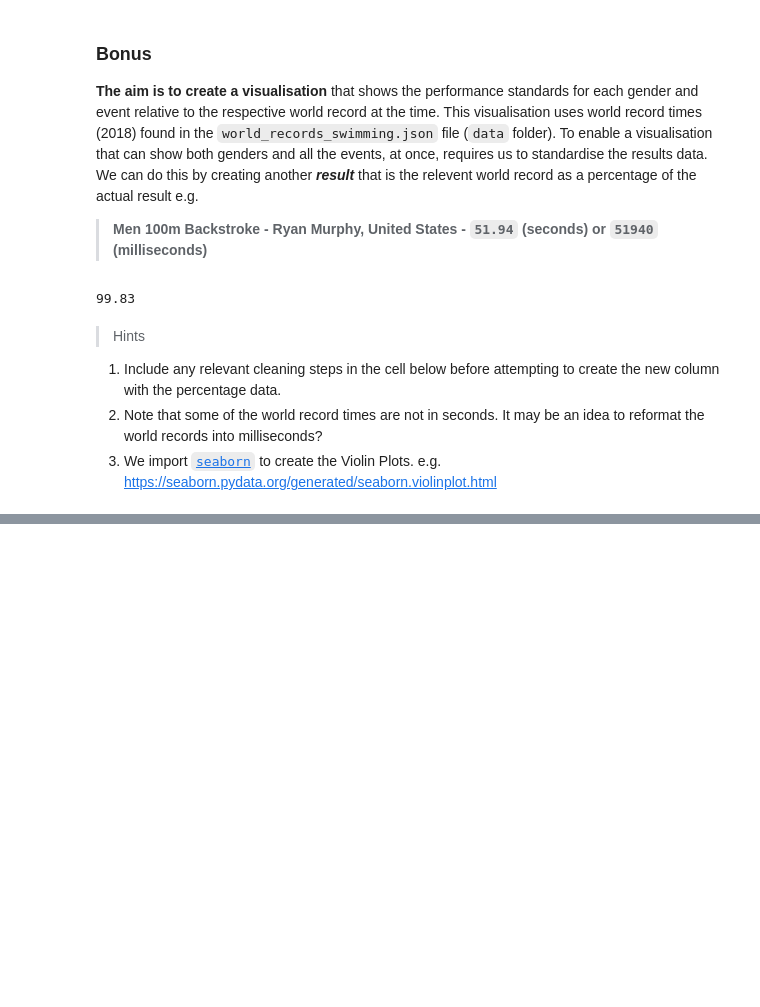
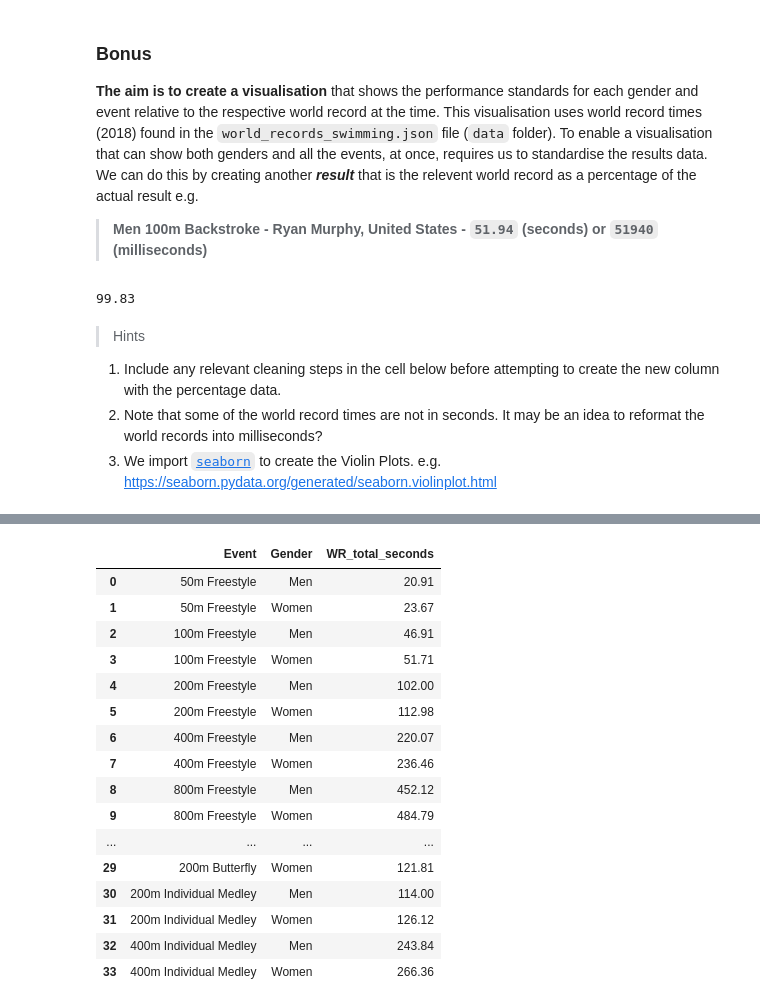
Before and after one commit to TobyJWest/Python-Data-Types-Challenge, a Jupyter notebook: 3.Swimming PSB Challenge/challenge.ipynb, the cells around one changed output, grey strips where cells are left out. Saved outputs shown, nothing was run; the diff lists cells and outputs as text; code cells hidden in the pictures; blank space fills up the shorter version.

```diff
--- a/3.Swimming PSB Challenge/challenge.ipynb
+++ b/3.Swimming PSB Challenge/challenge.ipynb
@@ -302,0 +398,66 @@ psb_viz_df = pd.read_csv('data/swimming_psb_data.csv')
+# %%
+# now need to pivot the table as only need the event, gender and one time column
+
+#copy the dataframe
+# wrs_df_final_1 = wrs_df_final
+# #create a new dataframe with the original dataframe and the copied dataframe, using pd.concat with an inner join (pastes the two togther on top of each other)
+# wrs_df_final_2 = pd.concat([wrs_df_final, wrs_df_final_1], join ="inner")
+
+# wrs_df_final_3 = wrs_df_final_2.set_index(['Event','men_total_hundredths', 'men_total_seconds', 'women_total_hundredths', 'women_total_seconds']).stack().reset_index()
+# wrs_df_final_3 = wrs_df_final_3.rename(columns={'level_5': 'Gender'})
+# wrs_df_final_3 = wrs_df_final_3.drop(['men_total_hundredths', 'women_total_hundredths',0],axis = 1)
+# wrs_df_final_3
+
+
+wrs_df_final_1 = wrs_df_final.set_index(['Event','men_total_hundredths', 'men_total_seconds', 'women_total_hundredths', 'women_total_seconds']).stack().reset_index()
+wrs_df_final_1 = wrs_df_final_1.rename(columns={'level_5': 'Gender',0: 'WR Time'})
+wrs_df_final_1 = wrs_df_final_1.drop(['men_total_hundredths', 'women_total_hundredths','men_total_seconds','women_total_seconds'],axis = 1)
+
+### HAVE TO CREATE TOTAL SECONDS COLUM (ALREADY DONE ABOVE SO COULD CUT THIS STAGE FROM EARLIER ###)
+#create a new variable for WR Time extracting last 2 digits, have to call a .str as the json file imported as a string (tenths & hundredths)
+WR_hundredths = wrs_df_final_1['WR Time'].str[-2:]
+#create a new variable extracting 2 digits from -5 to -3 (seconds)
+WR_seconds = wrs_df_final_1['WR Time'].str[-5:-3]
+#create a new variable extracting 2 digits from -8 to -6 (minutes)
+WR_minutes = wrs_df_final_1['WR Time'].str[-8:-6]
+
+#Then need to add these as new columns to the wrs_df_final_1
+wrs_df_final_1 ['WR_minutes'] = WR_minutes
+wrs_df_final_1 ['WR_seconds'] = WR_seconds
+wrs_df_final_1 ['WR_hundredths'] = WR_hundredths
+
+#Issue is there are blanks if for example there are no minutes in the data, so have to convert blanks to 0s
+wrs_df_final_1['WR_minutes'] = wrs_df_final_1['WR_minutes'].replace("","0")
+# #convert each new column to integers (have to do this after the "" to "0" step)
+wrs_df_final_1 = wrs_df_final_1.astype({'WR_hundredths':'int','WR_seconds':'int','WR_minutes':'int'})
+
+# #now create minutes and seconds columns into hundredths (to then create one column with the time in hundredths)
+#new minutes column as hundredths
+wrs_df_final_1 ['WR_minutes as hundredths'] = wrs_df_final_1['WR_minutes']*6000
+#new seconds column as hundredths
+wrs_df_final_1 ['WR_seconds as hundredths'] = wrs_df_final_1['WR_seconds']*100
+#create a new column adding the two new hundredths columns and the original hundreths column to have a total hundredths column
+wrs_df_final_1 ['WR_total_hundredths'] = wrs_df_final_1['WR_minutes as hundredths'] + wrs_df_final_1['WR_seconds as hundredths'] + wrs_df_final_1['WR_hundredths']
+#finally create a total seconds column by divifing this new total hundredths column by 100
+wrs_df_final_1 ['WR_total_seconds'] = wrs_df_final_1['WR_total_hundredths']/100
+#drop unneccessary columns
+wrs_df_final_1 = wrs_df_final_1.drop(['WR Time','WR_total_hundredths','WR_minutes','WR_seconds','WR_hundredths','WR_minutes as hundredths','WR_seconds as hundredths'],axis=1)
+wrs_df_final_1
+# %% [output]
+|  | Event | Gender | WR_total_seconds |
+| 0 | 50m Freestyle | Men | 20.91 |
+| 1 | 50m Freestyle | Women | 23.67 |
+| 2 | 100m Freestyle | Men | 46.91 |
+| 3 | 100m Freestyle | Women | 51.71 |
+| 4 | 200m Freestyle | Men | 102.00 |
+| 5 | 200m Freestyle | Women | 112.98 |
+| 6 | 400m Freestyle | Men | 220.07 |
+| 7 | 400m Freestyle | Women | 236.46 |
+| 8 | 800m Freestyle | Men | 452.12 |
+| 9 | 800m Freestyle | Women | 484.79 |
+| ... | ... | ... | ... |
+| 29 | 200m Butterfly | Women | 121.81 |
+| 30 | 200m Individual Medley | Men | 114.00 |
+| 31 | 200m Individual Medley | Women | 126.12 |
+| 32 | 400m Individual Medley | Men | 243.84 |
+| 33 | 400m Individual Medley | Women | 266.36 |
```
Also changed, not shown: parts of 3 cells of this notebook, 2 other files.
